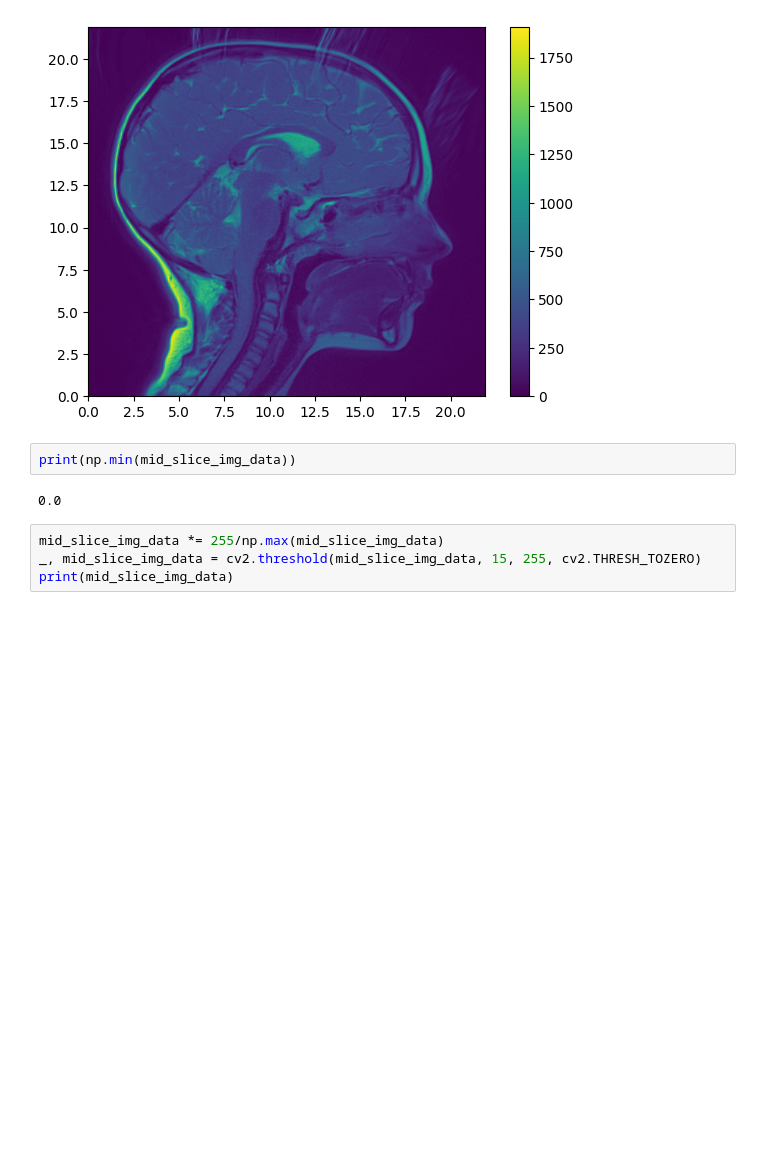
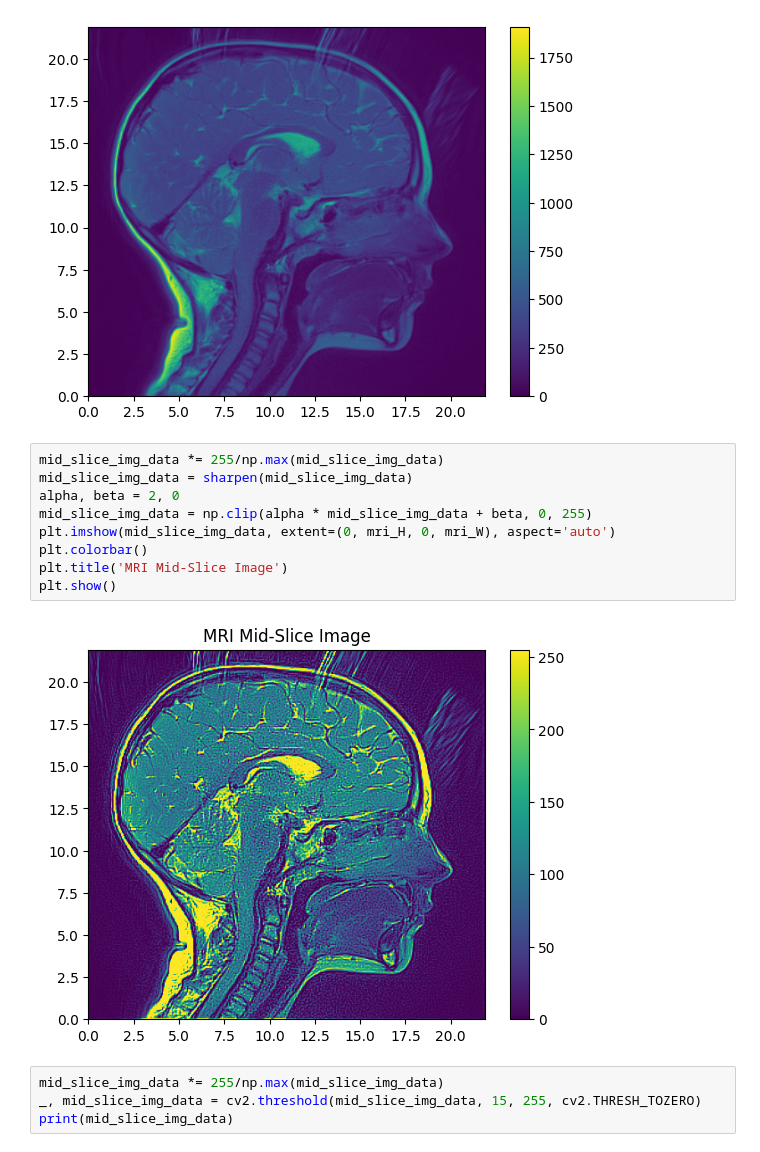
Before and after one commit to awong0811/dicom, a Jupyter notebook: superimpose/test.ipynb, the cells around one changed output. Saved outputs shown, nothing was run; the diff lists cells and outputs as text; blank space fills up the shorter version.

```diff
--- a/superimpose/test.ipynb
+++ b/superimpose/test.ipynb
@@ -102,10 +104,17 @@ plt.show()
 [445 445  29]
 [0.04933945 0.04933945 0.04933945]
 [figure]
-# %%
-print(np.min(mid_slice_img_data))
-# %% [output]
-0.0
+# %%
+mid_slice_img_data *= 255/np.max(mid_slice_img_data)
+mid_slice_img_data = sharpen(mid_slice_img_data)
+alpha, beta = 2, 0
+mid_slice_img_data = np.clip(alpha * mid_slice_img_data + beta, 0, 255)
+plt.imshow(mid_slice_img_data, extent=(0, mri_H, 0, mri_W), aspect='auto')
+plt.colorbar()
+plt.title('MRI Mid-Slice Image')
+plt.show()
+# %% [output]
+[figure, added]
 # %%
 mid_slice_img_data *= 255/np.max(mid_slice_img_data)
 _, mid_slice_img_data = cv2.threshold(mid_slice_img_data, 15, 255, cv2.THRESH_TOZERO)
```
Also changed, not shown: parts of 1 cell of this notebook.
